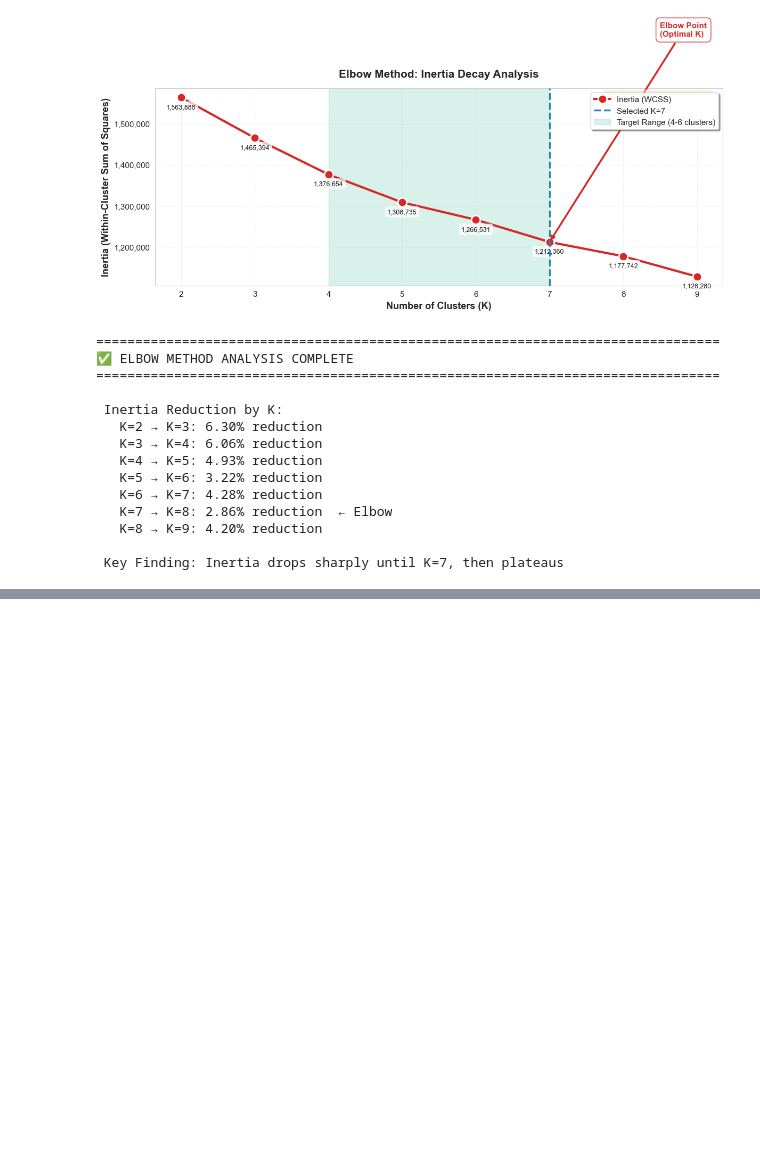
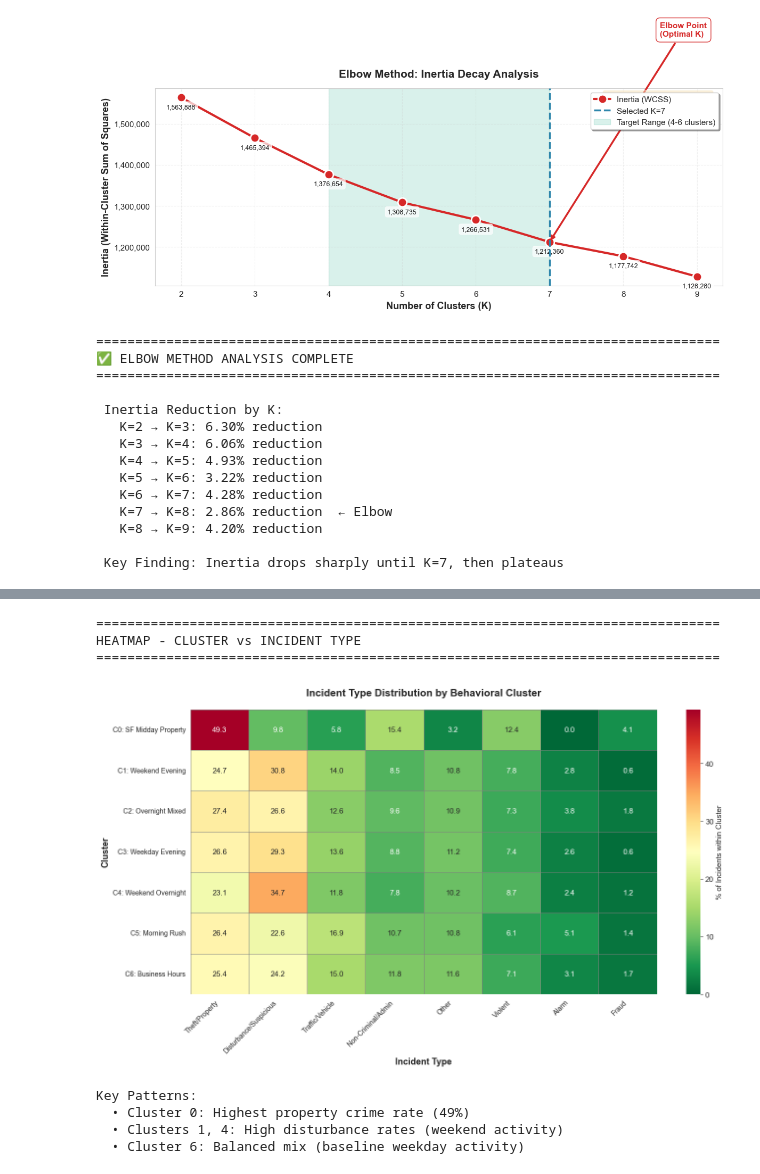
Before and after one commit to rajeevchaurasia-sjsu/sjsf-public-safety-mining, a Jupyter notebook: notebooks/06_behavioral_clustering_combined.ipynb, the cells around one changed output, grey strips where cells are left out. Cells and saved outputs as stored; diff of their text form; code cells hidden in the pictures; blank space fills up the shorter version.

```diff
--- a/notebooks/06_behavioral_clustering_combined.ipynb
+++ b/notebooks/06_behavioral_clustering_combined.ipynb
@@ -866,0 +2212,63 @@ print(f"\n Key Finding: Inertia drops sharply until K={optimal_k}, then plateaus
+# %%
+print("\n" + "="*80)
+print("HEATMAP - CLUSTER vs INCIDENT TYPE")
+print("="*80)
+
+# Create cluster-incident type matrix (normalized by cluster)
+incident_cluster_matrix = pd.crosstab(
+    df_combined['Cluster'],
+    df_combined['Incident_High_Level_Category'],
+    normalize='index'  # Normalize by row (cluster)
+) * 100
+
+# Sort columns by total frequency for better visualization
+column_order = incident_cluster_matrix.sum(axis=0).sort_values(ascending=False).index
+incident_cluster_matrix = incident_cluster_matrix[column_order]
+
+# Create heatmap
+fig, ax = plt.subplots(figsize=(14, 8))
+
+sns.heatmap(
+    incident_cluster_matrix,
+    cmap='RdYlGn_r',
+    annot=True,
+    fmt='.1f',
+    cbar_kws={'label': '% of Incidents within Cluster'},
+    linewidths=0.5,
+    linecolor='gray',
+    ax=ax
+)
+
+ax.set_xlabel('Incident Type', fontsize=13, weight='bold')
+ax.set_ylabel('Cluster', fontsize=13, weight='bold')
+ax.set_title('Incident Type Distribution by Behavioral Cluster',
+             fontsize=15, weight='bold', pad=20)
+
+# Add cluster names as y-tick labels
+ax.set_yticklabels([
+    'C0: SF Midday Property',
+    'C1: Weekend Evening',
+    'C2: Overnight Mixed',
+    'C3: Weekday Evening',
+    'C4: Weekend Overnight',
+    'C5: Morning Rush',
+    'C6: Business Hours'
+], rotation=0, ha='right', fontsize=10)
+
+plt.xticks(rotation=45, ha='right', fontsize=10)
+plt.tight_layout()
+plt.show()
+
+print("\nKey Patterns:")
+print("  • Cluster 0: Highest property crime rate (49%)")
+print("  • Clusters 1, 4: High disturbance rates (weekend activity)")
+print("  • Cluster 6: Balanced mix (baseline weekday activity)")
+# %% [output]
+================================================================================
+HEATMAP - CLUSTER vs INCIDENT TYPE
+================================================================================
+[figure, added]
+Key Patterns:
+  • Cluster 0: Highest property crime rate (49%)
+  • Clusters 1, 4: High disturbance rates (weekend activity)
+  • Cluster 6: Balanced mix (baseline weekday activity)
```
Also changed, not shown: parts of 46 cells of this notebook.
